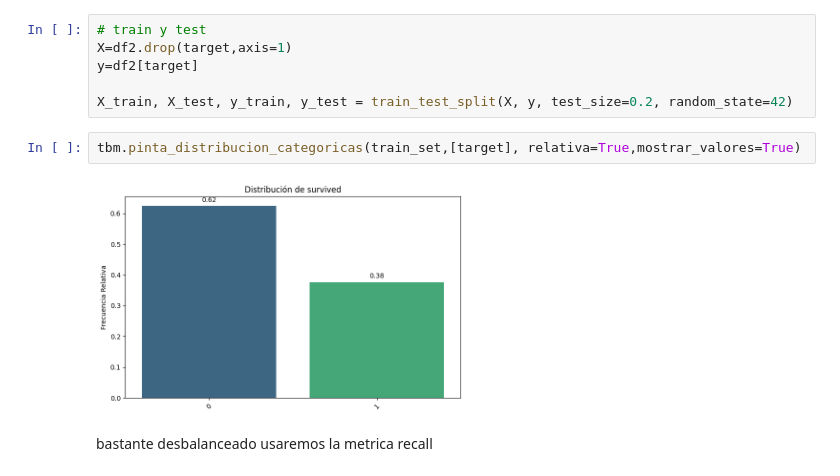
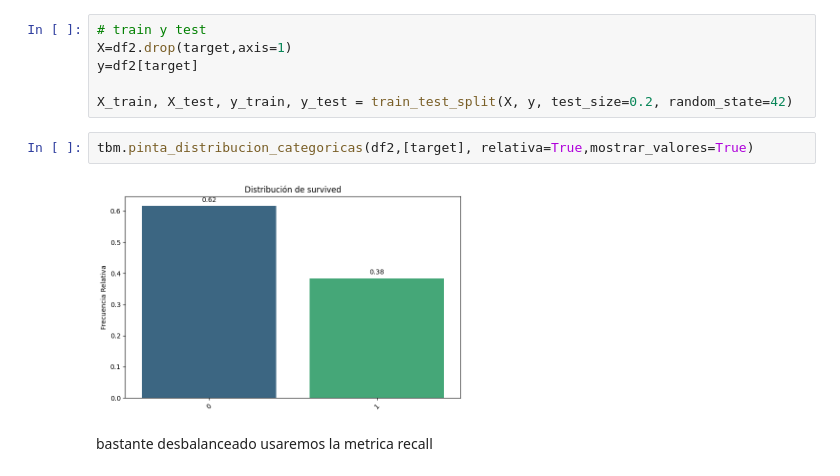
Before and after one commit to MartinAmez/ONLINE_DS_THEBRIDGE_MARTIN, a Jupyter notebook: Sprint 18 Deep Learning/Practicas_Obligatorias/18_Practica_Obligatoria_Introduccion_Deep_Learning.ipynb, the cells around one changed output. Drawn from its saved outputs; the diff is of its cells as text.

```diff
--- a/Sprint 18 Deep Learning/Practicas_Obligatorias/18_Practica_Obligatoria_Introduccion_Deep_Learning.ipynb
+++ b/Sprint 18 Deep Learning/Practicas_Obligatorias/18_Practica_Obligatoria_Introduccion_Deep_Learning.ipynb
@@ -173,9 +173,9 @@ y=df2[target]
 
 X_train, X_test, y_train, y_test = train_test_split(X, y, test_size=0.2, random_state=42)
 # %%
-tbm.pinta_distribucion_categoricas(train_set,[target], relativa=True,mostrar_valores=True)
+tbm.pinta_distribucion_categoricas(df2,[target], relativa=True,mostrar_valores=True)
 # %% [output]
-[figure, old version]
+[figure, new version]
 # %% [markdown]
 bastante desbalanceado usaremos la metrica recall
 # %%
```
Also changed, not shown: parts of 14 cells of this notebook.
